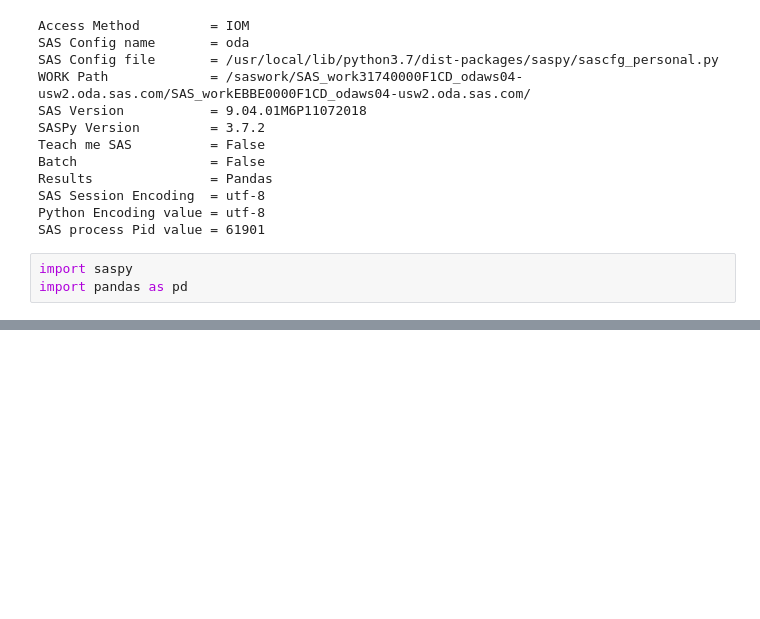
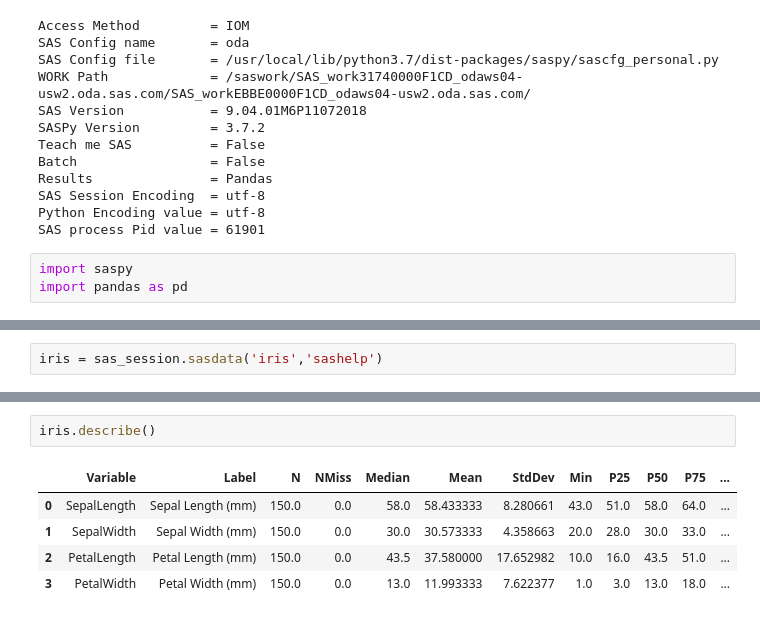
Before and after one commit to franmarq/SAS-OnDemand-for-Academics---Python, a Jupyter notebook: sascfg_personal.ipynb, the cells around one changed output, grey strips where cells are left out. Saved outputs shown, nothing was run; the diff lists cells and outputs as text; blank space fills up the shorter version.

```diff
--- a/sascfg_personal.ipynb
+++ b/sascfg_personal.ipynb
@@ -51,0 +64,2 @@ import pandas as pd
+# %%
+iris = sas_session.sasdata('iris','sashelp')
@@ -51,0 +77,8 @@ import pandas as pd
+# %%
+iris.describe()
+# %% [output]
+|  | Variable | Label | N | NMiss | Median | Mean | StdDev | Min | P25 | P50 | P75 | ... |
+| 0 | SepalLength | Sepal Length (mm) | 150.0 | 0.0 | 58.0 | 58.433333 | 8.280661 | 43.0 | 51.0 | 58.0 | 64.0 | ... |
+| 1 | SepalWidth | Sepal Width (mm) | 150.0 | 0.0 | 30.0 | 30.573333 | 4.358663 | 20.0 | 28.0 | 30.0 | 33.0 | ... |
+| 2 | PetalLength | Petal Length (mm) | 150.0 | 0.0 | 43.5 | 37.580000 | 17.652982 | 10.0 | 16.0 | 43.5 | 51.0 | ... |
+| 3 | PetalWidth | Petal Width (mm) | 150.0 | 0.0 | 13.0 | 11.993333 | 7.622377 | 1.0 | 3.0 | 13.0 | 18.0 | ... |
```
Also changed, not shown: parts of 22 cells of this notebook.
